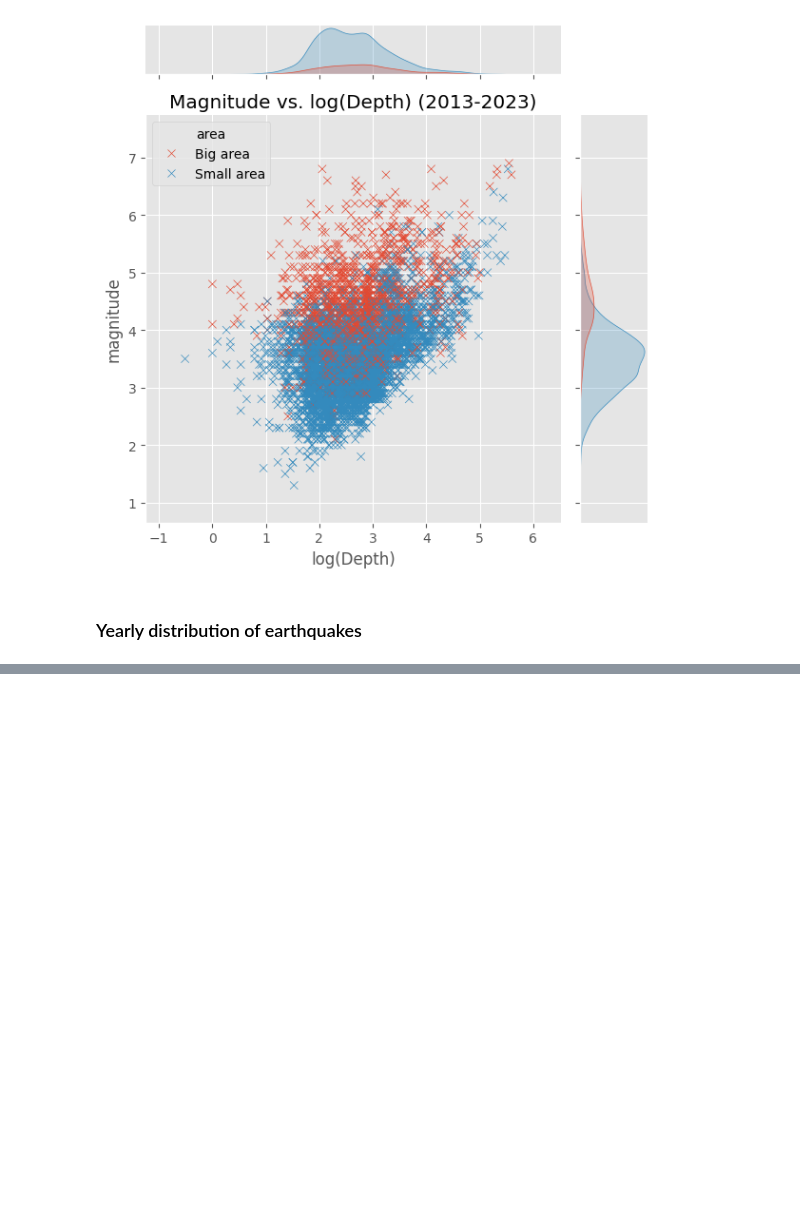
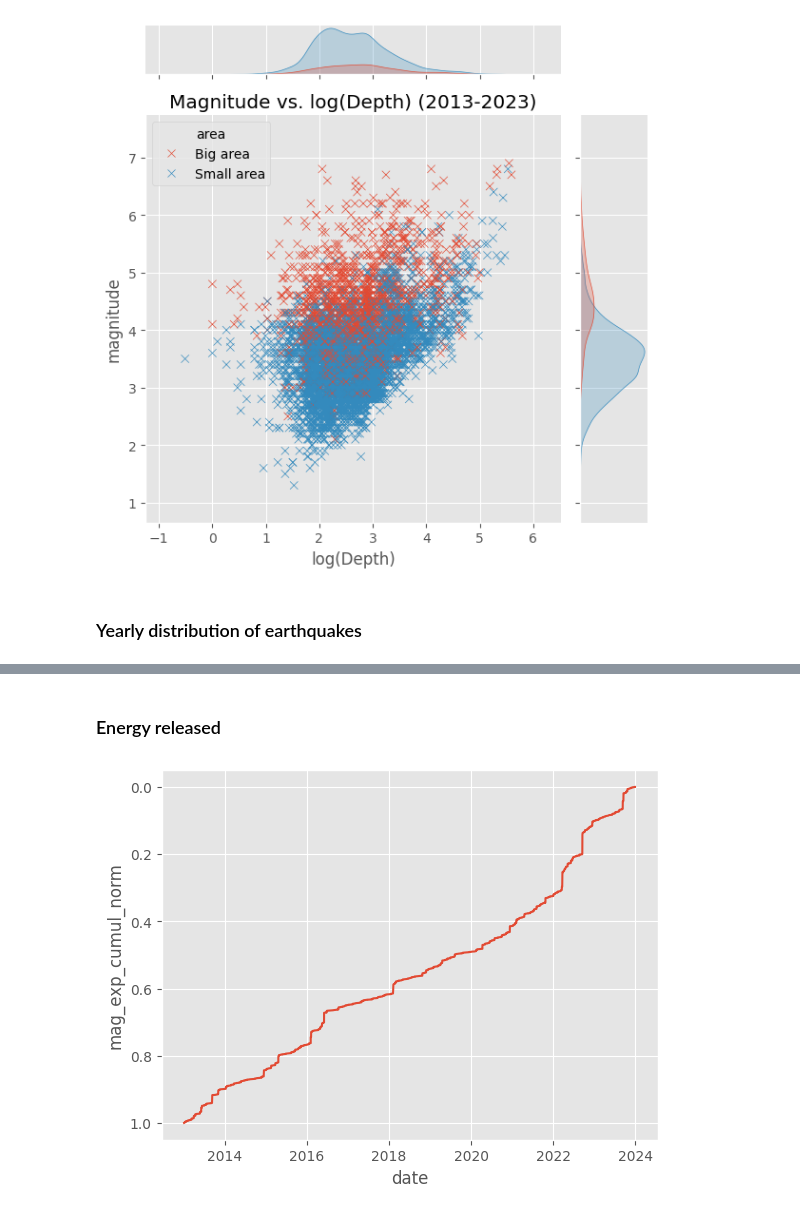
Before and after one commit to jiug/Taiwan-Earthquakes, a Jupyter notebook: earthquakes-taiwan.ipynb, the cells around one changed output, grey strips where cells are left out. Drawn from its saved outputs; the diff is of its cells as text; code cells hidden in the pictures; blank space fills up the shorter version.

```diff
--- a/earthquakes-taiwan.ipynb
+++ b/earthquakes-taiwan.ipynb
@@ -458 +460,9 @@ plt.show()
 [figure]
+# %% [markdown]
+### Energy released
+# %%
+sns.lineplot(data=df, x='date', y='mag_exp_cumul_norm')
+plt.gca().invert_yaxis()
+plt.show()
+# %% [output]
+[figure, added]
```
Also changed, not shown: parts of 20 cells of this notebook, 2 other files.
